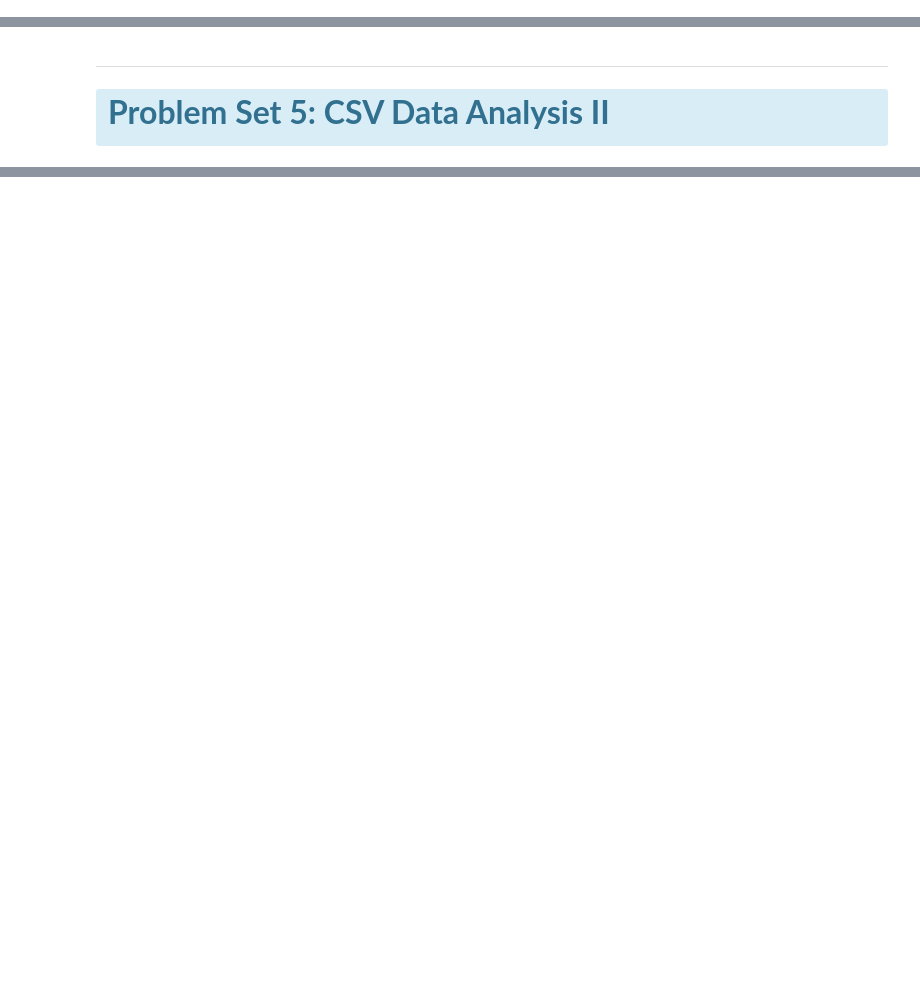
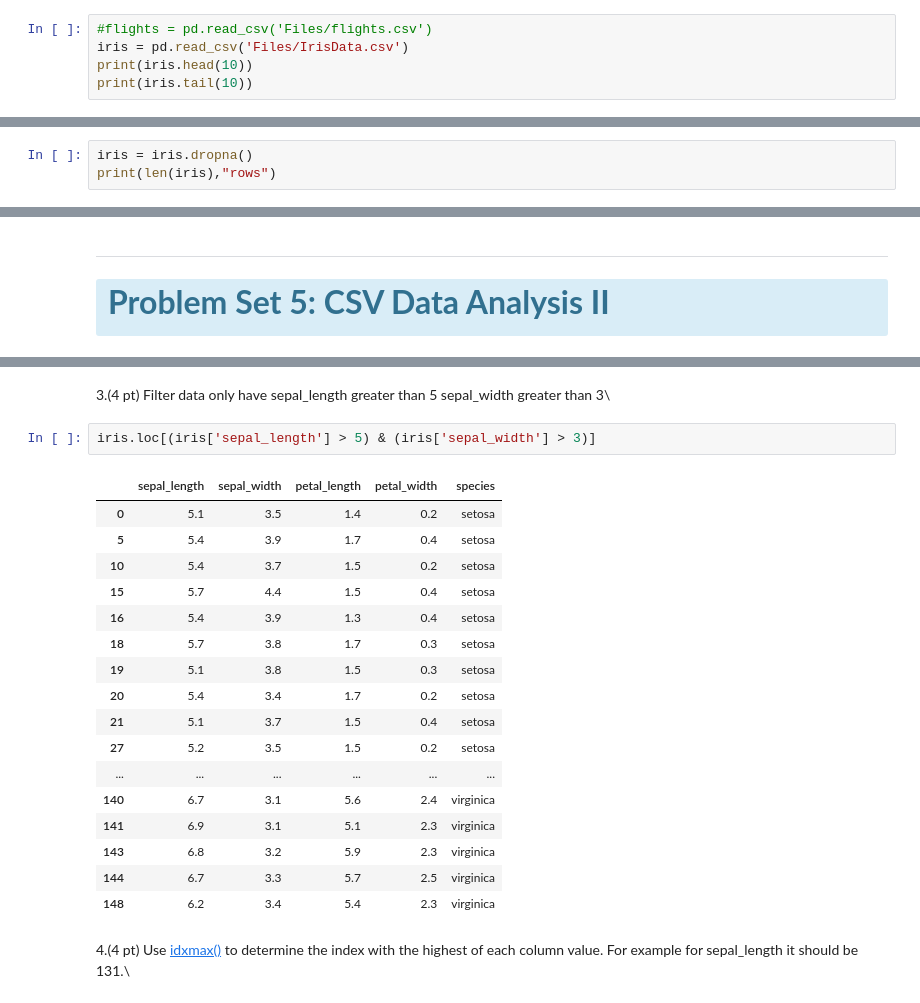
Before and after one commit to baconarray/DS5010_HW4, a Jupyter notebook: beaulieu_hw4.ipynb, the cells around one changed output, grey strips where cells are left out. Drawn from its saved outputs; the diff is of its cells as text; blank space fills up the shorter version.

```diff
--- a/beaulieu_hw4.ipynb
+++ b/beaulieu_hw4.ipynb
@@ -130,0 +231,5 @@ Mind that each question uses result from the previous question. Using the result
+# %%
+#flights = pd.read_csv('Files/flights.csv')
+iris = pd.read_csv('Files/IrisData.csv')
+print(iris.head(10))
+print(iris.tail(10))
@@ -130,0 +304,3 @@ Mind that each question uses result from the previous question. Using the result
+# %%
+iris = iris.dropna()
+print(len(iris),"rows")
@@ -150,0 +335,24 @@ Continued this problem with the Data Frame object produced at the end of Problem
+# %% [markdown]
+3.(4 pt) Filter data only have sepal_length greater than 5 sepal_width greater than 3\
+# %%
+iris.loc[(iris['sepal_length'] > 5) & (iris['sepal_width'] > 3)]
+# %% [output]
+|  | sepal_length | sepal_width | petal_length | petal_width | species |
+| 0 | 5.1 | 3.5 | 1.4 | 0.2 | setosa |
+| 5 | 5.4 | 3.9 | 1.7 | 0.4 | setosa |
+| 10 | 5.4 | 3.7 | 1.5 | 0.2 | setosa |
+| 15 | 5.7 | 4.4 | 1.5 | 0.4 | setosa |
+| 16 | 5.4 | 3.9 | 1.3 | 0.4 | setosa |
+| 18 | 5.7 | 3.8 | 1.7 | 0.3 | setosa |
+| 19 | 5.1 | 3.8 | 1.5 | 0.3 | setosa |
+| 20 | 5.4 | 3.4 | 1.7 | 0.2 | setosa |
+| 21 | 5.1 | 3.7 | 1.5 | 0.4 | setosa |
+| 27 | 5.2 | 3.5 | 1.5 | 0.2 | setosa |
+| ... | ... | ... | ... | ... | ... |
+| 140 | 6.7 | 3.1 | 5.6 | 2.4 | virginica |
+| 141 | 6.9 | 3.1 | 5.1 | 2.3 | virginica |
+| 143 | 6.8 | 3.2 | 5.9 | 2.3 | virginica |
+| 144 | 6.7 | 3.3 | 5.7 | 2.5 | virginica |
+| 148 | 6.2 | 3.4 | 5.4 | 2.3 | virginica |
+# %% [markdown]
+4.(4 pt) Use [idxmax()](https://www.w3schools.com/python/pandas/ref_df_idxmax.asp) to determine the index with the highest of each column value. For example for sepal_length it should be 131.\
```
Also changed, not shown: parts of 45 cells of this notebook.
